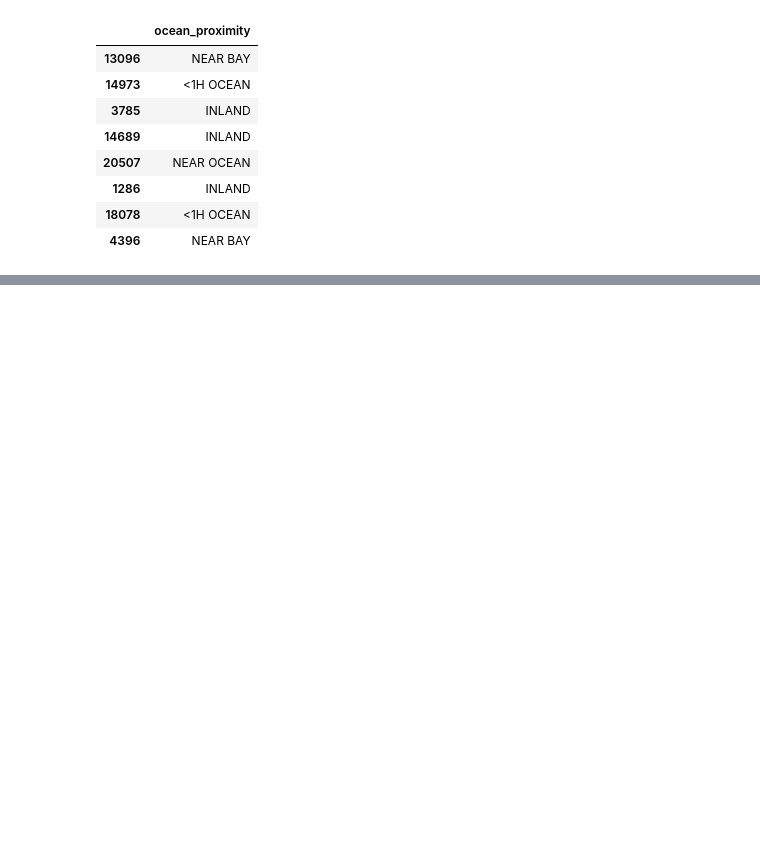
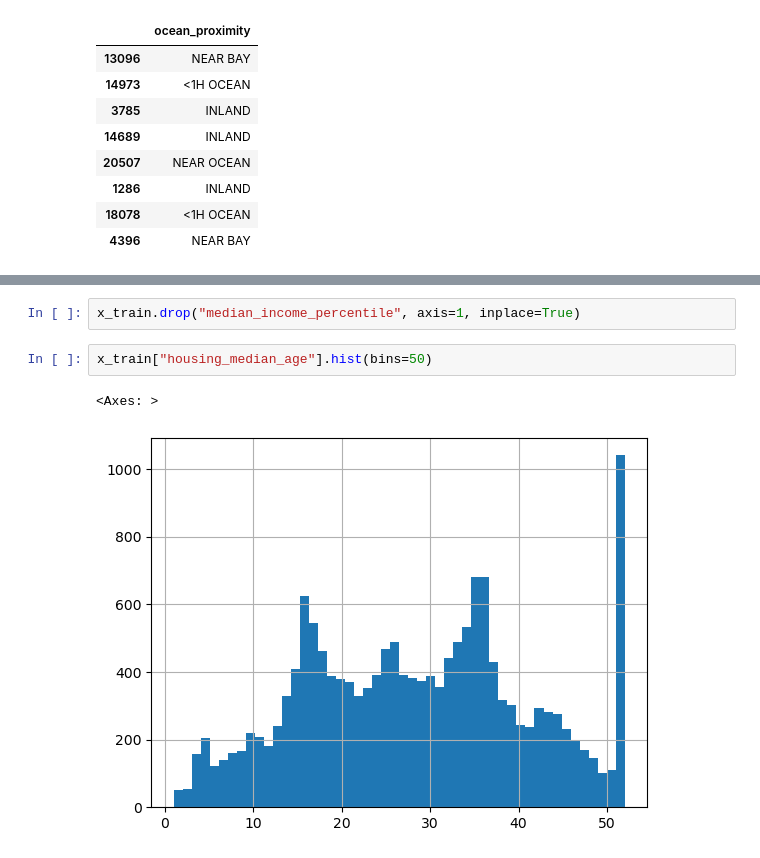
Before and after one commit to cichykuba63/WDU, a Jupyter notebook: notebook_2.ipynb, the cells around one changed output, grey strips where cells are left out. Saved outputs shown, nothing was run; the diff lists cells and outputs as text; blank space fills up the shorter version.

```diff
--- a/notebook_2.ipynb
+++ b/notebook_2.ipynb
@@ -395,0 +521,7 @@ x_train_cat.head(8)
+# %%
+x_train.drop("median_income_percentile", axis=1, inplace=True)
+# %%
+x_train["housing_median_age"].hist(bins=50)
+# %% [output]
+<Axes: >
+[figure, added]
```
Also changed, not shown: parts of 28 cells of this notebook.
